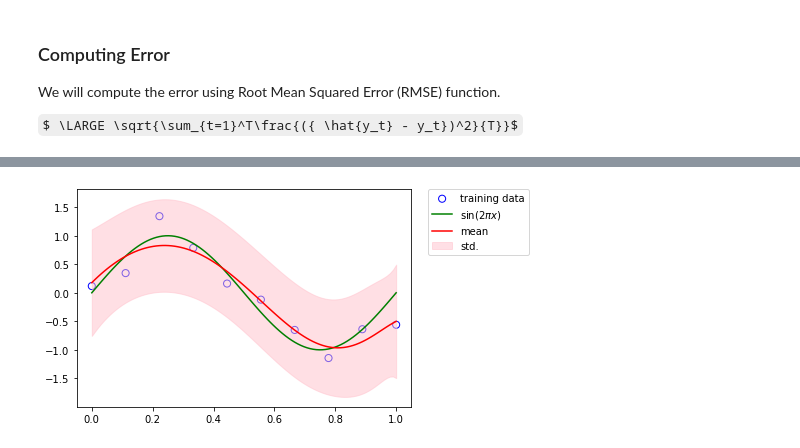
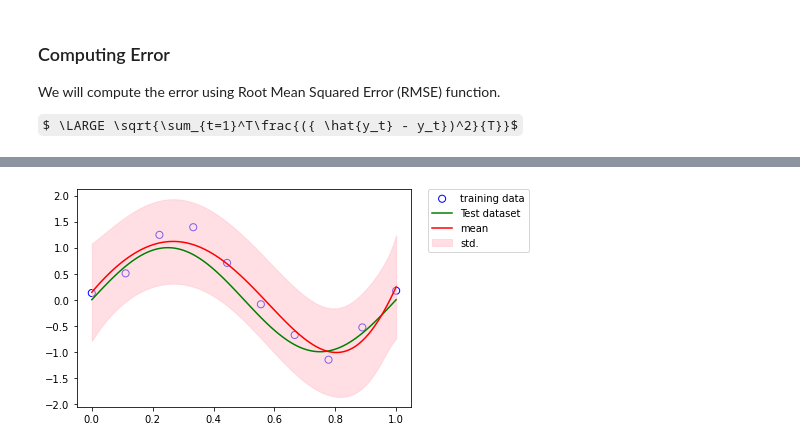
Before and after one commit to OmarAlmighty/FCI-Pattern-Recognition, a Jupyter notebook: Lab 02/CH 01.ipynb, the cells around one changed output, grey strips where cells are left out. Cells and saved outputs as stored; diff of their text form; code cells hidden in the pictures; some formulas as TeX source.

```diff
--- a/Lab 02/CH 01.ipynb
+++ b/Lab 02/CH 01.ipynb
@@ -41,0 +34,7 @@ y_test = my_sin(x_test)
+# %%
+train_set = np.genfromtxt('Train dataset.csv', delimiter=',')
+test_set = np.genfromtxt('Test dataset.csv', delimiter=',')
+
+## Split the features and targets
+x_train, y_train = train_set[:, 0], train_set[:, 1]
+x_test, y_test = test_set[:, 0], test_set[:, 1]
@@ -222,7 +344,11 @@ for i in range(10):
     test_preds = model.predict(X_test)
 
     train_err = rmse(train_preds, y_train)
-    test_err = rmse(test_preds, y_test + np.random.normal(scale=0.25, size=len(y_test)))
+    test_err = rmse(test_preds, y_test)
+
+    print("\nDegree: ", degree)
+    print("\tTraining error: ", train_err)
+    print("\tTest errors: ", test_err)
 
     training_errors.append(train_err)
     test_errors.append(test_err)
@@ -251,14 +418,15 @@ X_train = feature.transform(x_train)
 X_test = feature.transform(x_test)
 
 # alpha is similar to lambda to control the regularization strength
-model = RidgeRegression(alpha=1e-3)
+model = RidgeRegression(alpha=1e-4)
 model.fit(X_train, y_train)
 
-y = model.predict(X_test)
+preds = model.predict(X_test)
 
-plt.scatter(x_train, y_train, facecolor="none",
-            edgecolor="b", s=50, label="training data")
-plt.plot(x_test, y_test, c="g", label="$\sin(2\pi x)$")
+print("RMSE: ", rmse(preds, y_test))
+
+plt.scatter(x_train, y_train, facecolor="none", edgecolor="b", s=50, label="training data")
+plt.plot(x_test, y_test, c="g", label="Test dataset")
 plt.plot(x_test, y, c="r", label="fitting")
 plt.ylim(-1.5, 1.5)
 plt.legend()
@@ -274,21 +468,23 @@ $𝑝(\bf{𝒘│𝒙,𝒕},\alpha,\beta) = 𝑝(\bf{𝒕│𝒙,𝒘},\beta)
 # %%
+feature = PolynomialFeature(9)  # a model of degree 9 overfits the data
+X_train = feature.transform(x_train)
+X_test = feature.transform(x_test)
+
 model = BayesianRegression(alpha=2e-3, beta=2)
 model.fit(X_train, y_train)
 
 # this model can returns the mean and the standard deviation of the predictions
-y, y_err = model.predict(X_test, return_std=True)
+y, std = model.predict(X_test, return_std=True)
 
-plt.scatter(x_train, y_train, facecolor="none",
-            edgecolor="b", s=50, label="training data")
-plt.plot(x_test, y_test, c="g", label="$\sin(2\pi x)$")
+plt.scatter(x_train, y_train, facecolor="none", edgecolor="b", s=50, label="training data")
+plt.plot(x_test, y_test, c="g", label="Test dataset")
 plt.plot(x_test, y, c="r", label="mean")
 
 # visualize the standard deviation of the predictive distribution
-plt.fill_between(x_test, y - y_err, y + y_err,
-                 color="pink", label="std.", alpha=0.5)
+plt.fill_between(x_test, y - std, y + std, color="pink", label="std.", alpha=0.5)
 
 
 plt.legend(bbox_to_anchor=(1.05, 1.), loc=2, borderaxespad=0.)
 plt.show()
 # %% [output]
-[figure, old version]
+[figure, new version]
```
Also changed, not shown: parts of 24 cells of this notebook, 8 other files.
